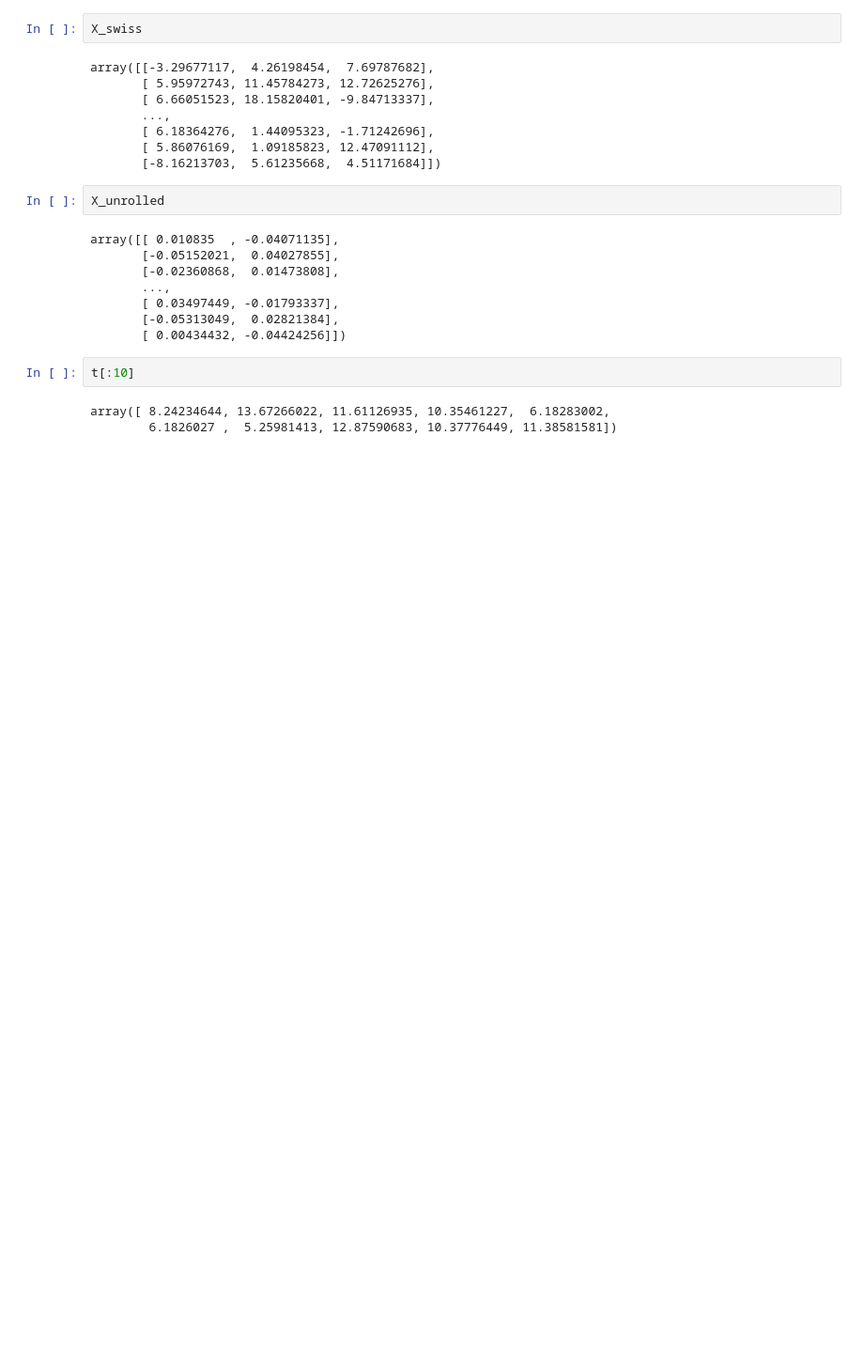
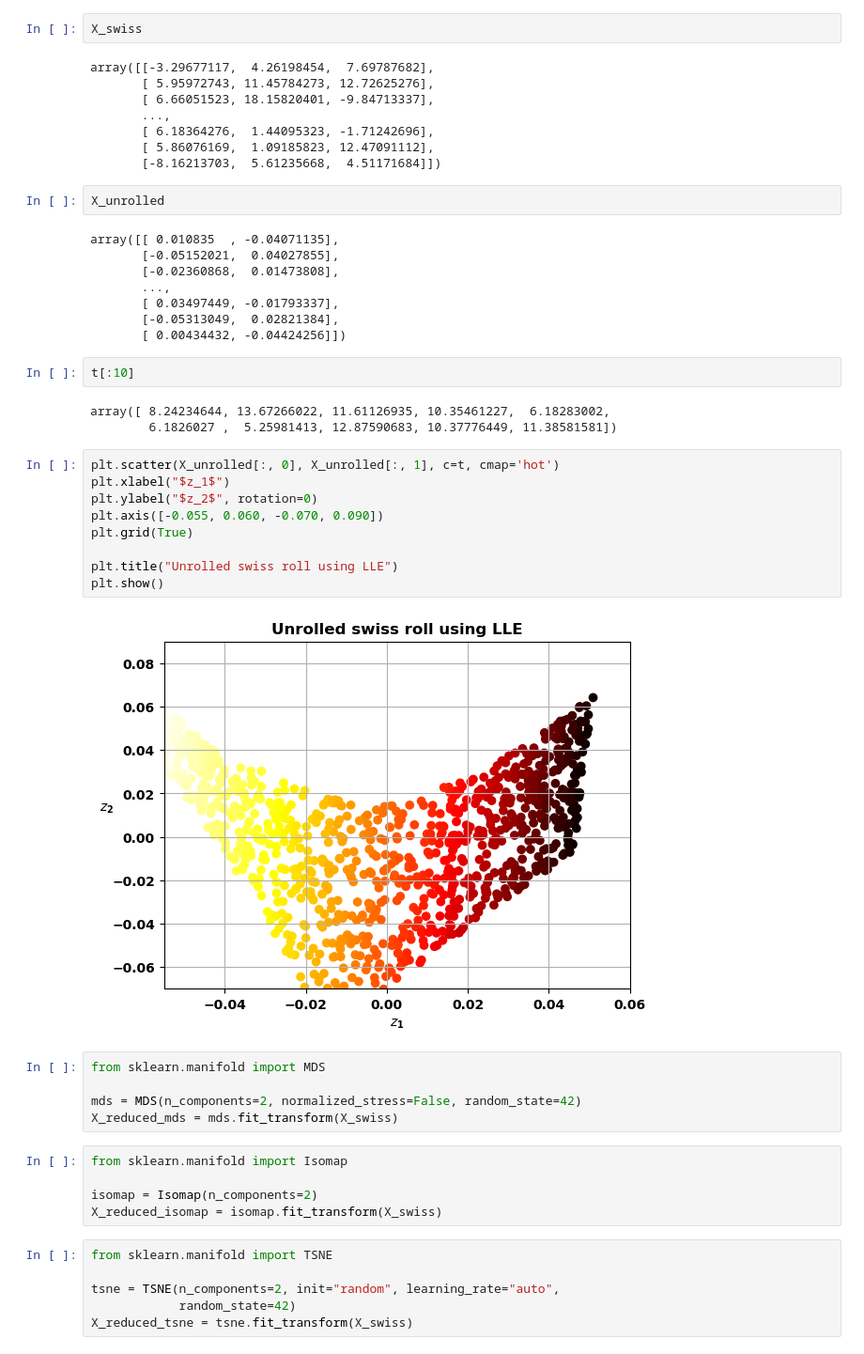
Before and after one commit to sayedgamal99/Data-Science, a Jupyter notebook: Educational/Hands-On-Machine-Learning/CH8 Dimensionality Reduction/notebook.ipynb, the cells around one changed output. Shown at 94% size. Drawn from its saved outputs; the diff is of its cells as text; blank space fills up the shorter version.

```diff
--- a/Educational/Hands-On-Machine-Learning/CH8 Dimensionality Reduction/notebook.ipynb
+++ b/Educational/Hands-On-Machine-Learning/CH8 Dimensionality Reduction/notebook.ipynb
@@ -232,3 +232,30 @@ t[:10]
 # %% [output]
 array([ 8.24234644, 13.67266022, 11.61126935, 10.35461227,  6.18283002,
         6.1826027 ,  5.25981413, 12.87590683, 10.37776449, 11.38581581])
+# %%
+plt.scatter(X_unrolled[:, 0], X_unrolled[:, 1], c=t, cmap='hot')
+plt.xlabel("$z_1$")
+plt.ylabel("$z_2$", rotation=0)
+plt.axis([-0.055, 0.060, -0.070, 0.090])
+plt.grid(True)
+
+plt.title("Unrolled swiss roll using LLE")
+plt.show()
+# %% [output]
+[figure, added]
+# %%
+from sklearn.manifold import MDS
+
+mds = MDS(n_components=2, normalized_stress=False, random_state=42)
+X_reduced_mds = mds.fit_transform(X_swiss)
+# %%
+from sklearn.manifold import Isomap
+
+isomap = Isomap(n_components=2)
+X_reduced_isomap = isomap.fit_transform(X_swiss)
+# %%
+from sklearn.manifold import TSNE
+
+tsne = TSNE(n_components=2, init="random", learning_rate="auto",
+            random_state=42)
+X_reduced_tsne = tsne.fit_transform(X_swiss)
```
Also changed, not shown: parts of 3 cells of this notebook.
